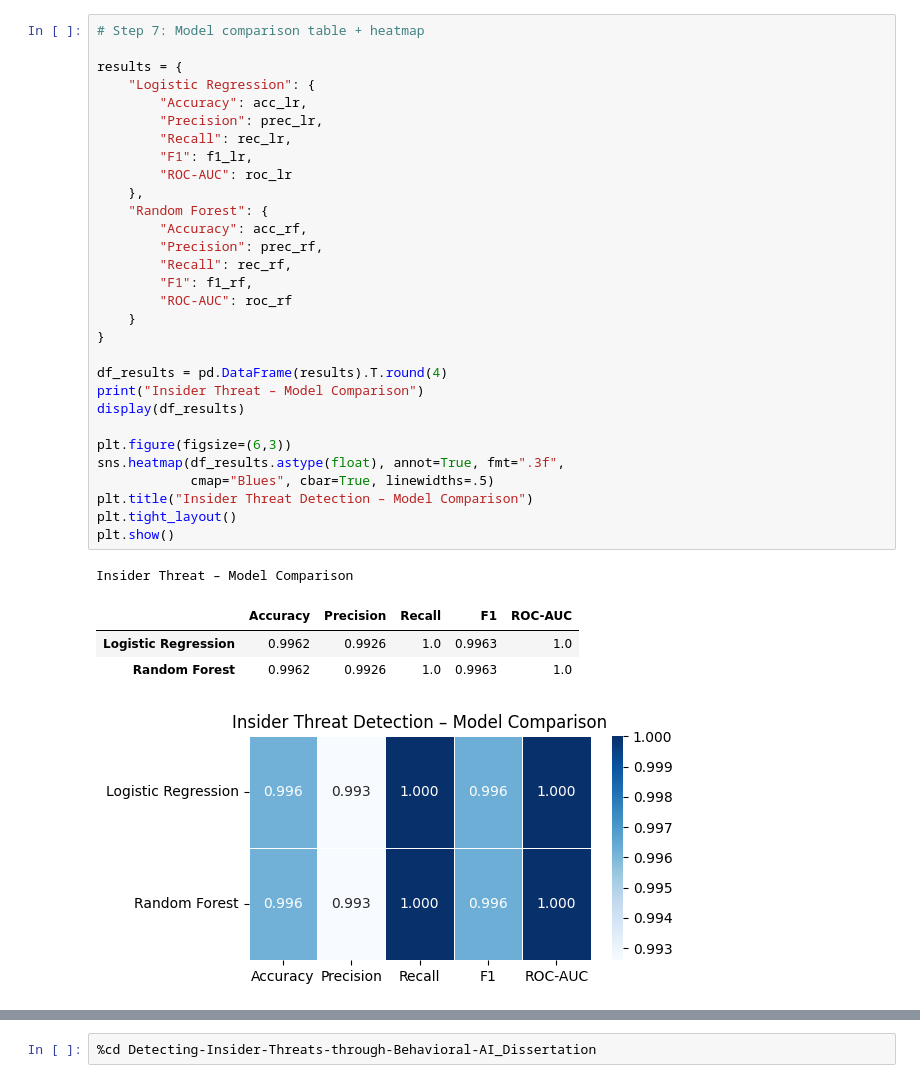
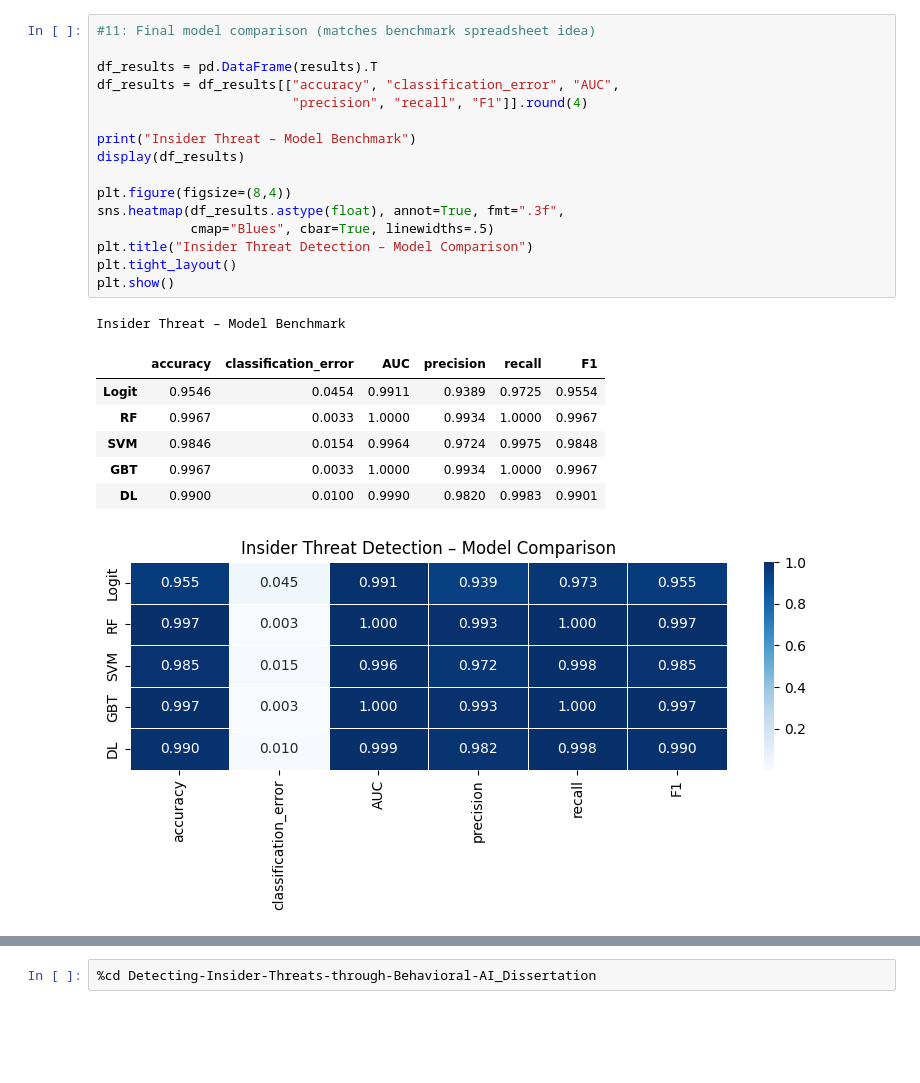
Before and after one commit to egyinmoe/Detecting-Insider-Threats-through-Behavioral-AI_Dissertation, a Jupyter notebook: Ver2_Insiderthreat_withgithub.ipynb, the cells around one changed output, grey strips where cells are left out. Cells and saved outputs as stored; diff of their text form; blank space fills up the shorter version.

Commit message:
Update modelling notebook
Update modelling notebook (drop leakage, add SVM/XGBoost/DL)

```diff
--- a/Ver2_Insiderthreat_withgithub.ipynb
+++ b/Ver2_Insiderthreat_withgithub.ipynb
@@ -275,36 +427,25 @@ weighted avg       1.00      1.00      1.00      2400
 # %%
-# Step 7: Model comparison table + heatmap
+#11: Final model comparison (matches benchmark spreadsheet idea)
 
-results = {
-    "Logistic Regression": {
-        "Accuracy": acc_lr,
-        "Precision": prec_lr,
-        "Recall": rec_lr,
-        "F1": f1_lr,
-        "ROC-AUC": roc_lr
-    },
-    "Random Forest": {
-        "Accuracy": acc_rf,
-        "Precision": prec_rf,
-        "Recall": rec_rf,
-        "F1": f1_rf,
-        "ROC-AUC": roc_rf
-    }
-}
+df_results = pd.DataFrame(results).T
+df_results = df_results[["accuracy", "classification_error", "AUC",
+                         "precision", "recall", "F1"]].round(4)
 
-df_results = pd.DataFrame(results).T.round(4)
-print("Insider Threat – Model Comparison")
+print("Insider Threat – Model Benchmark")
 display(df_results)
 
-plt.figure(figsize=(6,3))
+plt.figure(figsize=(8,4))
 sns.heatmap(df_results.astype(float), annot=True, fmt=".3f",
             cmap="Blues", cbar=True, linewidths=.5)
 plt.title("Insider Threat Detection – Model Comparison")
 plt.tight_layout()
 plt.show()
 # %% [output]
-Insider Threat – Model Comparison
+Insider Threat – Model Benchmark
-|  | Accuracy | Precision | Recall | F1 | ROC-AUC |
-| Logistic Regression | 0.9962 | 0.9926 | 1.0 | 0.9963 | 1.0 |
-| Random Forest | 0.9962 | 0.9926 | 1.0 | 0.9963 | 1.0 |
+|  | accuracy | classification_error | AUC | precision | recall | F1 |
+| Logit | 0.9546 | 0.0454 | 0.9911 | 0.9389 | 0.9725 | 0.9554 |
+| RF | 0.9967 | 0.0033 | 1.0000 | 0.9934 | 1.0000 | 0.9967 |
+| SVM | 0.9846 | 0.0154 | 0.9964 | 0.9724 | 0.9975 | 0.9848 |
+| GBT | 0.9967 | 0.0033 | 1.0000 | 0.9934 | 1.0000 | 0.9967 |
+| DL | 0.9900 | 0.0100 | 0.9990 | 0.9820 | 0.9983 | 0.9901 |
-[figure, old version]
+[figure, new version]
```
Also changed, not shown: parts of 31 cells of this notebook.
